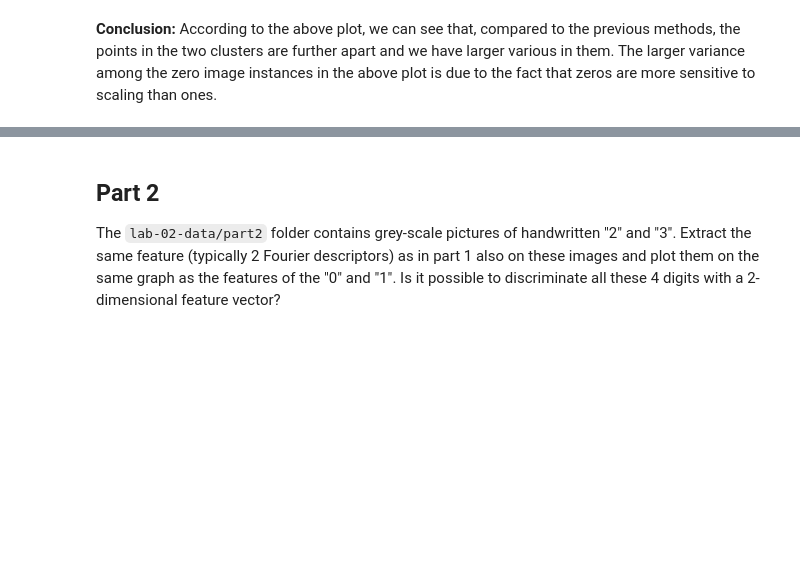
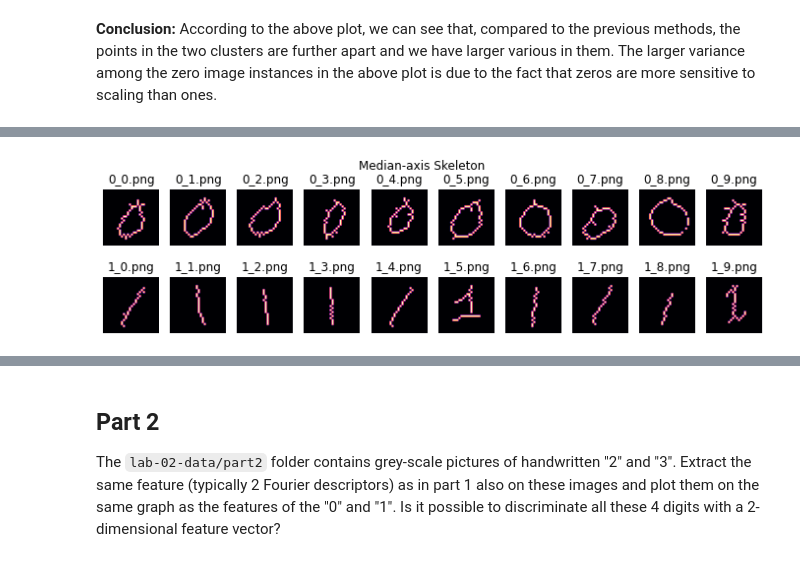
Before and after one commit to dhruti96shah/iapr-2020, a Jupyter notebook: labs/lab_02_object_description.ipynb, the cells around one changed output, grey strips where cells are left out. Saved outputs shown, nothing was run; the diff lists cells and outputs as text; code cells hidden in the pictures; blank space fills up the shorter version.

```diff
--- a/labs/lab_02_object_description.ipynb
+++ b/labs/lab_02_object_description.ipynb
@@ -437,0 +569,47 @@ __Conclusion:__ According to the above plot, we can see that, compared to the pr
+# %%
+skeleton_zero=[]
+median_skeleton_zero=[]
+median_skeleton_zero_r = []
+Binary=[]
+for im, nm in zip(zeros_im, zeros_names):
+    # Transforming image to binary image
+    ret,thresh = cv2.threshold(im,230,255,cv2.THRESH_BINARY)
+    np_img = np.array(thresh)
+    np_img[np_img > 0] = 1
+    # Skeletonizing the image
+    skeleton_zero.append(skeletonize(np_img))
+    skel, r = medial_axis(np_img, return_distance=True)
+    median_skeleton_zero_r.append(np.sum(r[r>1]))
+
+    median_skeleton_zero.append(medial_axis(np_img))
+
+skeleton_one=[]
+median_skeleton_one = []
+median_skeleton_one_r = []
+Binary=[]
+for im, nm in zip(ones_im, ones_names):
+    # Transforming image to binary image
+    ret,thresh = cv2.threshold(im,230,255,cv2.THRESH_BINARY)
+    np_img = np.array(thresh)
+    np_img[np_img > 0] = 1
+    # Skeletonizing the image
+    skeleton_one.append(skeletonize(np_img))
+    skel, r = medial_axis(np_img, return_distance=True)
+    median_skeleton_one_r.append(np.sum(r[r>1]))
+
+    median_skeleton_one.append(medial_axis(np_img))
+
+
+# Plotting the skeletons
+fig, axes = plt.subplots(2, len(zeros_im), figsize=(12, 3))
+plt.suptitle('Median-axis Skeleton')
+for ax, im, nm in zip(axes[0], median_skeleton_zero, zeros_names):
+    ax.imshow(im, cmap='magma')
+    ax.axis('off')
+    ax.set_title(nm)
+for ax, im, nm in zip(axes[1], median_skeleton_one, ones_names):
+    ax.imshow(im, cmap='magma')
+    ax.axis('off')
+    ax.set_title(nm)
+# %% [output]
+[figure, added]
```
Also changed, not shown: parts of 47 cells of this notebook.
